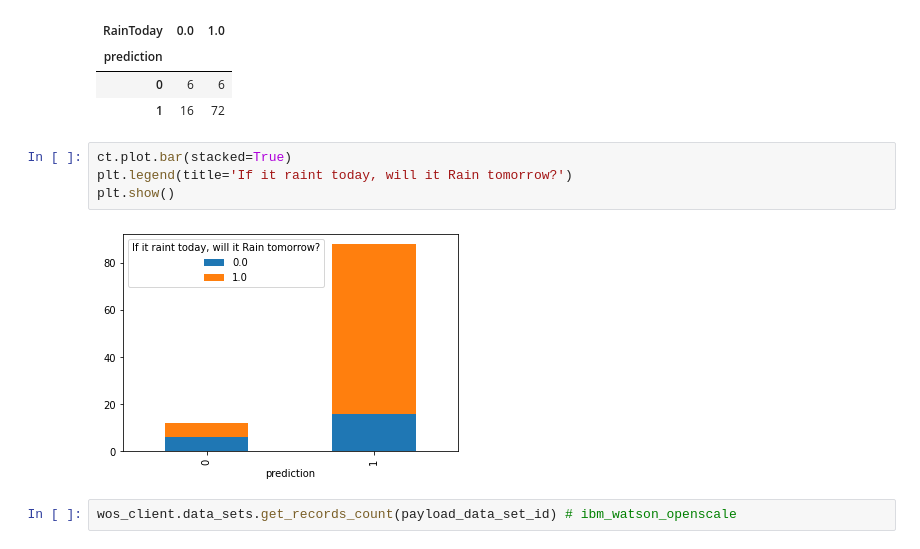
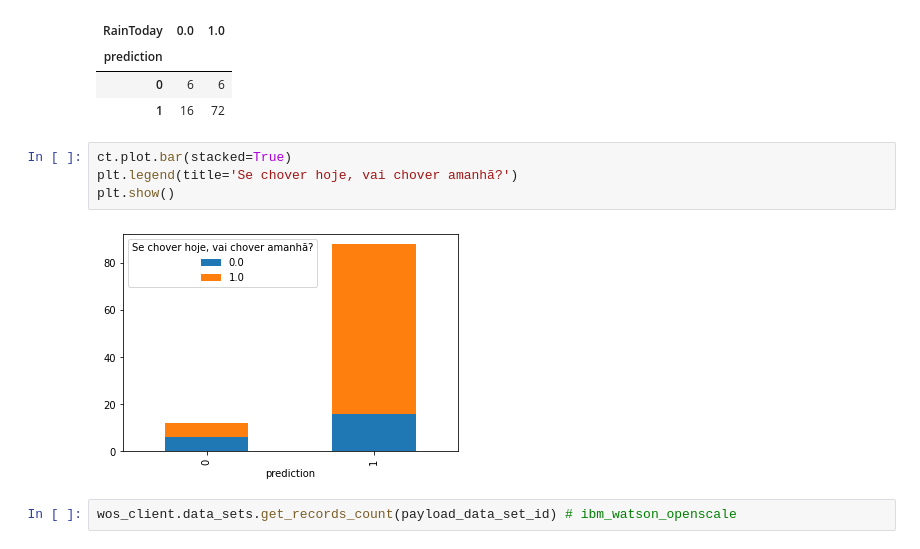
Before and after one commit to mlops-guide/dvc-gitactions, a Jupyter notebook: notebooks/openscale.ipynb, the cells around one changed output. Saved outputs shown, nothing was run; the diff lists cells and outputs as text.

```diff
--- a/notebooks/openscale.ipynb
+++ b/notebooks/openscale.ipynb
@@ -418,10 +417,10 @@ ct
 | 1 | 16 | 72 |
 # %%
 ct.plot.bar(stacked=True)
-plt.legend(title='If it raint today, will it Rain tomorrow?')
+plt.legend(title='Se chover hoje, vai chover amanhã?')
 plt.show()
 # %% [output]
-[figure, old version]
+[figure, new version]
 # %%
 wos_client.data_sets.get_records_count(payload_data_set_id) # ibm_watson_openscale
 # %% [output]
```
Also changed, not shown: parts of 10 cells of this notebook.
